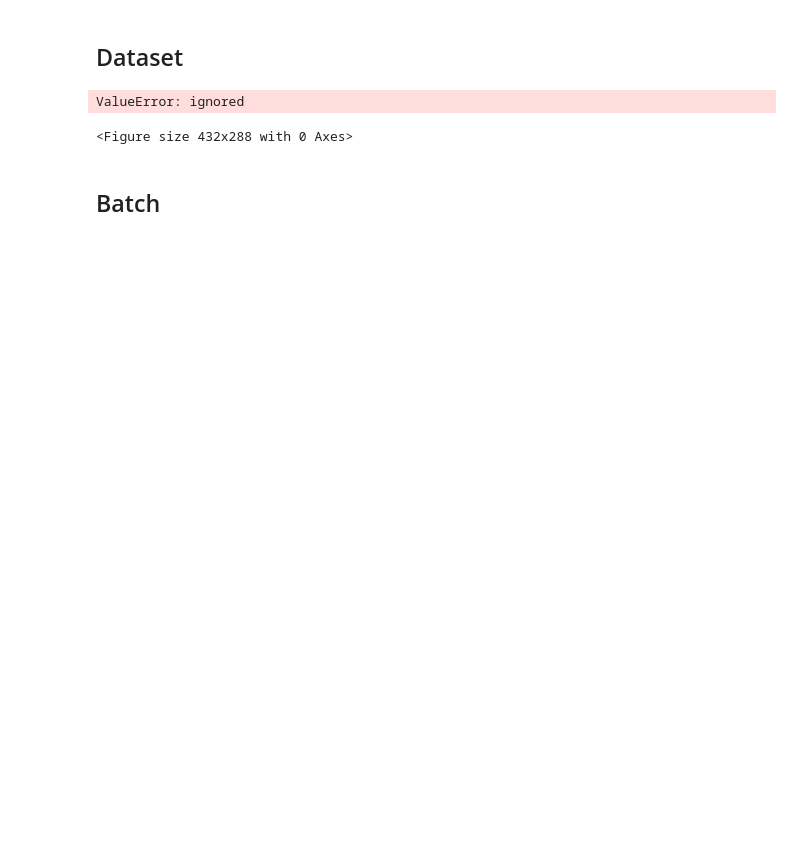
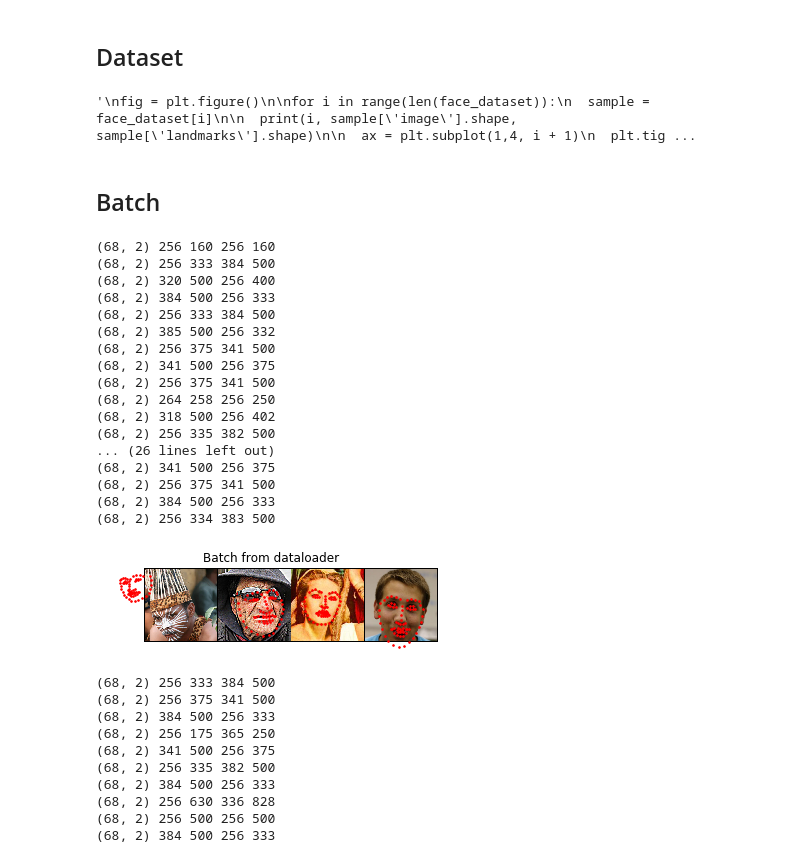
Before and after one commit to lixinso/intro-to-pytorch, a Jupyter notebook: sample_pytorch_customized_data_generator.ipynb, the cells around one changed output. Cells and saved outputs as stored; diff of their text form; code cells hidden in the pictures; blank space fills up the shorter version.

```diff
--- a/sample_pytorch_customized_data_generator.ipynb
+++ b/sample_pytorch_customized_data_generator.ipynb
@@ -124,6 +127,7 @@ class FaceLandmarksDataset(Dataset):
         image = io.imread(img_name)
         landmarks = self.landmarks_frame.iloc[idx, 1:]
         landmarks = np.array([landmarks])
+        landmarks = landmarks.astype("float").reshape(-1,2)
         sample = {'image': image, "landmarks": landmarks}
 
         if self.transform:
@@ -204,6 +210,7 @@ face_dataset = FaceLandmarksDataset(csv_file="data/faces/face_landmarks.csv", ro
                                                                     ToTensor()
                                     ]))
 
+'''
 fig = plt.figure()
 
 for i in range(len(face_dataset)):
@@ -220,9 +227,9 @@ for i in range(len(face_dataset)):
   if i == 3:
     plt.show()
     break
+'''
 # %% [output]
-ValueError: ignored
+'\nfig = plt.figure()\n\nfor i in range(len(face_dataset)):\n  sample = face_dataset[i]\n\n  print(i, sample[\'image\'].shape, sample[\'landmarks\'].shape)\n\n  ax = plt.subplot(1,4, i + 1)\n  plt.tig ...
-<Figure size 432x288 with 0 Axes>
 # %% [markdown]
 ## Batch
 # %%
@@ -230,30 +237,59 @@ dataloader = DataLoader(face_dataset, batch_size=4, shuffle=True, num_workers=4)
 # %%
 def show_landmarks_batch(sample_batched):
   images_batch, landmarks_batch = sample_batched['image'], sample_batched['landmarks']
-  batch_size = len(image_batch)
-  im_size = image_batch.size(2)
+  batch_size = len(images_batch)
+  im_size = images_batch.size(2)
   grid_border_size = 2
 
   grid = utils.make_grid(images_batch)
   plt.imshow(grid.numpy().transpose((1,2,0)))
 
   for i in range(batch_size):
     plt.scatter(landmarks_batch[i, :, 0].numpy() + i * im_size + (i + 1) * grid_border_size,
                 landmarks_batch[i, :, 1].numpy() + grid_border_size,
                 s = 10,
                 marker = '.',
                 c = 'r')
 
     plt.title("Batch from dataloader")
 
 
 for i_batch, sample_batched in enumerate(dataloader):
   print(i_batch, sample_batched['image'].size(), sample_batched['landmarks'].size())
 
   if i_batch == 3:
     plt.figure()
     show_landmarks_batch(sample_batched)
     plt.axis('off')
     plt.ioff()
     plt.show()
     break
+# %% [output]
+(68, 2) 256 160 256 160
+(68, 2) 256 333 384 500
+(68, 2) 320 500 256 400
+(68, 2) 384 500 256 333
+(68, 2) 256 333 384 500
+(68, 2) 385 500 256 332
+(68, 2) 256 375 341 500
+(68, 2) 341 500 256 375
+(68, 2) 256 375 341 500
+(68, 2) 264 258 256 250
+(68, 2) 318 500 256 402
+(68, 2) 256 335 382 500
+... (26 lines left out)
+(68, 2) 341 500 256 375
+(68, 2) 256 375 341 500
+(68, 2) 384 500 256 333
+(68, 2) 256 334 383 500
+[figure, added]
+(68, 2) 256 333 384 500
+(68, 2) 256 375 341 500
+(68, 2) 384 500 256 333
+(68, 2) 256 175 365 250
+(68, 2) 341 500 256 375
+(68, 2) 256 335 382 500
+(68, 2) 384 500 256 333
+(68, 2) 256 630 336 828
+(68, 2) 256 500 256 500
+(68, 2) 384 500 256 333
```
Also changed, not shown: parts of 2 cells of this notebook.
